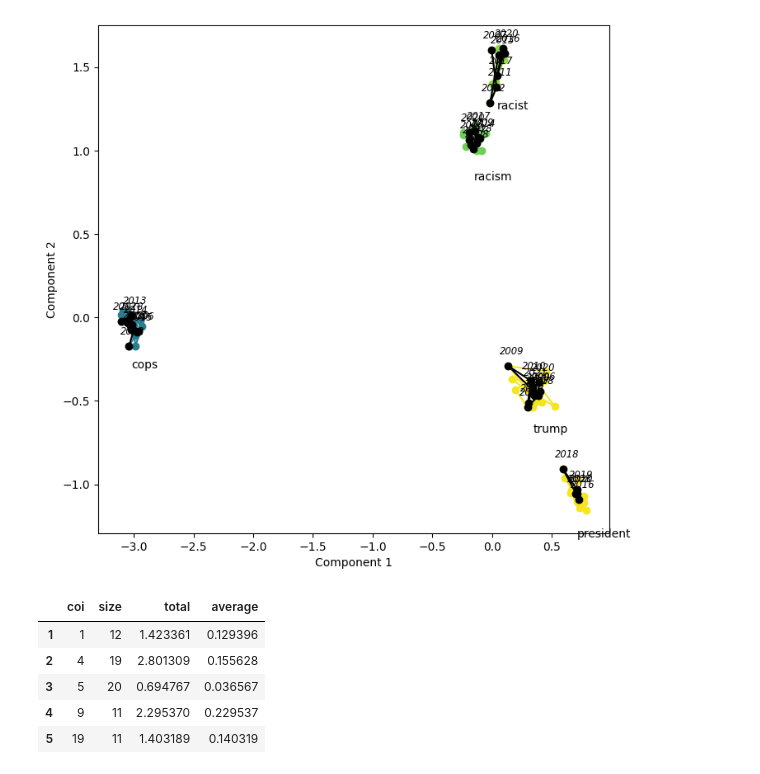
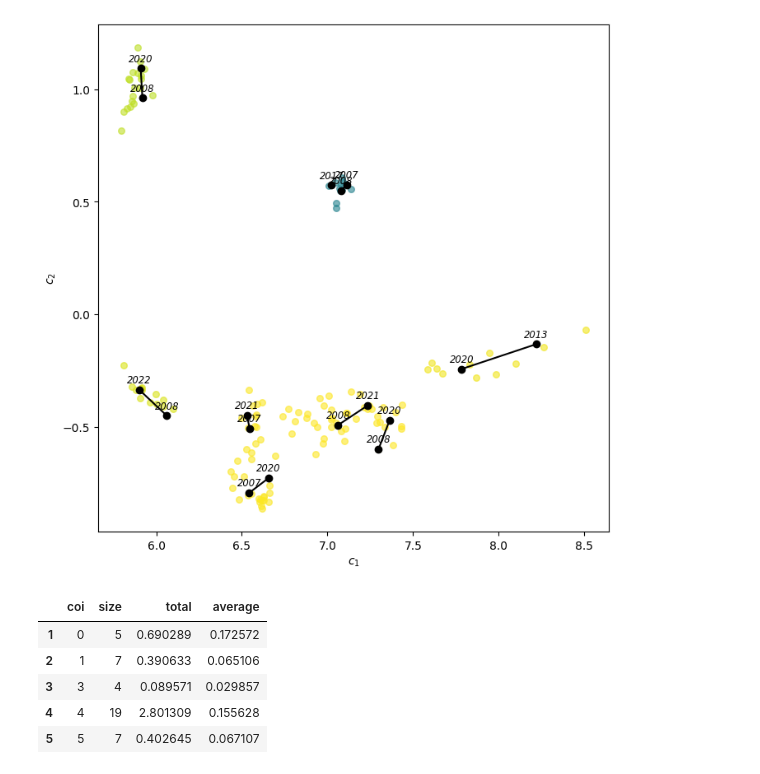
Before and after one commit to stmorse/dtm, a Jupyter notebook: notebooks/viz.ipynb, the cells around one changed output. Drawn from its saved outputs; the diff is of its cells as text; code cells hidden in the pictures.

```diff
--- a/notebooks/viz.ipynb
+++ b/notebooks/viz.ipynb
@@ -21,4 +9,0 @@ Cu2d.shape
-# %%
-with open(os.path.join(base_path, f'align/align_model_HDBSCAN.pkl'), 'rb') as f:
-    hdbs = pickle.load(f)
-np.amax(hdbs.labels_)
@@ -55,10 +49,12 @@ np.int64(20)
 # %%
 cois = np.arange(np.amax(hdbs.labels_))
+
+group_keywords = {}
 
 for coi in cois:
     idx = np.where(hdbs.labels_ == coi)[0]
 
-    if len(idx) < 6:
+    if len(idx) < 3:
         continue
 
     all_words = []
@@ -72,5 +68,7 @@ for coi in cois:
     common = word_counts.most_common(3)
     s_common = ' '.join([f'"{word}" ({count})' for word, count in common])
 
+    group_keywords[coi] = common[0][0]
+
     print(f'{coi}: {s_common}')
 # %% [output]
@@ -103,7 +101,7 @@ for k in range(2, n_clusters):
 
     idx = np.where(hdbs.labels_ == k)[0]
 
-    if len(idx) < 8:
+    if len(idx) < 5:
         continue
 
     # if np.any(Cu2d[idx,0] < 0) or np.any(Cu2d[idx,1] < 0):
@@ -120,8 +118,8 @@ uncat = Cu2d[idx,:]
 uncat = uncat[(uncat[:,0] > 0) & (uncat[:,1] > 0)]
 ax.scatter(uncat[:,0], uncat[:,1], s=30, c='k', alpha=0.05)
 
-ax.set_xlabel('Component 1')
-ax.set_ylabel('Component 2')
+ax.set_xlabel('$c_1$')
+ax.set_ylabel('$c_2$')
 
 # ax.set_xlim([0,25])
 # ax.set_ylim([0,25])
@@ -132,6 +130,20 @@ plt.show()
 # %%
-cois = [832, 891, 449, 1051, 1056]
-hlabels = ['racism', 'racist', 'cops', 'trump', 'president']
+cois = [949, 999, 905, 906, 998, 1001, 1004, 983, 445, 448]
+# hlabels = [f'{c}' for c in cois]
+hlabels = ['political', 'voting', 'racism', ' ', 'republicans', 'president', 'campaign', 'ron paul', '', 'news']
+rgs = {
+    949: [2, 16],
+    999: [1, 13,14,15] ,
+    905: [2, 13,14,15,16],
+    906: [],
+    998: [1, 15],
+    1001: [2, 15],
+    1004: [2, 14],
+    983: [7, 14],
+    445: [1,2],
+    # 448: [6,7,8, 11]
+    448: [11]
+}
 
 fig, ax = plt.subplots(1,1, figsize=(8,8))
 
@@ -144,45 +156,49 @@ N = len(years)
 for i, coi in enumerate(cois):
     idx = np.where(hdbs.labels_ == coi)[0]
 
-    # ax.scatter(Cu2d[idx,0], Cu2d[idx,1], s=30, c=colors[coi], alpha=0.6, label=k)
-    ax.plot(Cu2d[idx,0], Cu2d[idx,1], color=colors[coi], linestyle='-', marker='o')
+    ax.scatter(Cu2d[idx,0], Cu2d[idx,1], s=30, c=colors[coi], alpha=0.6, label=k)
+    # ax.plot(Cu2d[idx,0], Cu2d[idx,1], color=colors[coi], linestyle='-', marker='o')
 
     # if coi in [832, 891, 774, 1051, 1056]:
     if coi in cois:
         annual_avgs = []
         # for y in [1, N // 2, N-1]:
-        for y in range(N):
+        # for y in range(N):
+        # for y in [idx[0] // 50, (idx[-1] // 50)-1]:
+        if len(rgs[coi]) == 0:
+            continue
+        for y in rgs[coi]:
             # indices split marks
             # NOTE: assumes Ck=50 and 12 non-overlapping month-windows
             split_0, split_1 = 12 * 50 * y, 12 * 50 * (y+1)
 
             # get just indices in this year
             sub = idx[np.where((idx >= split_0) & (idx < split_1))[0]]
 
             # if empty, skip
             if len(sub) == 0:
                 continue
 
             # get average position in this year
             avg = np.mean(Cu2d[sub,:], axis=0)
-            ax.text(avg[0] - 0.07, avg[1] + 0.07, years[y], fontstyle='italic', fontsize='small')
+            ax.text(avg[0] - 0.07, avg[1] + 0.03, years[y], fontstyle='italic', fontsize='small')
             annual_avgs.append(avg)
         annual_avgs = np.vstack(annual_avgs)
 
         ax.plot(annual_avgs[:,0], annual_avgs[:,1], 'ko-')
 
-    centroid = np.average(Cu2d[idx,:], axis=0)
-    ax.text(centroid[0], centroid[1] - 0.25, hlabels[i])
+    # centroid = np.average(Cu2d[idx,:], axis=0)
+    # ax.text(centroid[0] + 0.15, centroid[1] + 0.05, hlabels[i])
 
-ax.set_xlabel('Component 1')
-ax.set_ylabel('Component 2')
+ax.set_xlabel('$c_1$')
+ax.set_ylabel('$c_2$')
 
 # ax.set_ylim([8,12])
 # ax.set_xlim([11,15])
 
 plt.show()
 # %% [output]
-[figure, old version]
+[figure, new version]
 # %%
 import pandas as pd
 # %%
@@ -191,7 +207,7 @@ res = []
 for coi in np.unique(hdbs.labels_):
     idx = np.where(hdbs.labels_ == coi)[0]
 
-    if len(idx) < 10:
+    if len(idx) < 4:
         continue
 
     # Compute the step sizes (normed distances) between consecutive points
@@ -210,11 +226,11 @@ res = res[res['coi'] != -1]
 res.head()
 # %% [output]
 |  | coi | size | total | average |
-| 1 | 1 | 12 | 1.423361 | 0.129396 |
-| 2 | 4 | 19 | 2.801309 | 0.155628 |
-| 3 | 5 | 20 | 0.694767 | 0.036567 |
-| 4 | 9 | 11 | 2.295370 | 0.229537 |
-| 5 | 19 | 11 | 1.403189 | 0.140319 |
+| 1 | 0 | 5 | 0.690289 | 0.172572 |
+| 2 | 1 | 7 | 0.390633 | 0.065106 |
+| 3 | 3 | 4 | 0.089571 | 0.029857 |
+| 4 | 4 | 19 | 2.801309 | 0.155628 |
+| 5 | 5 | 7 | 0.402645 | 0.067107 |
 # %%
 res.sort_values(by='total', ascending=False).head(10)
 # %% [output]
```
Also changed, not shown: parts of 21 cells of this notebook, 4 other files.
